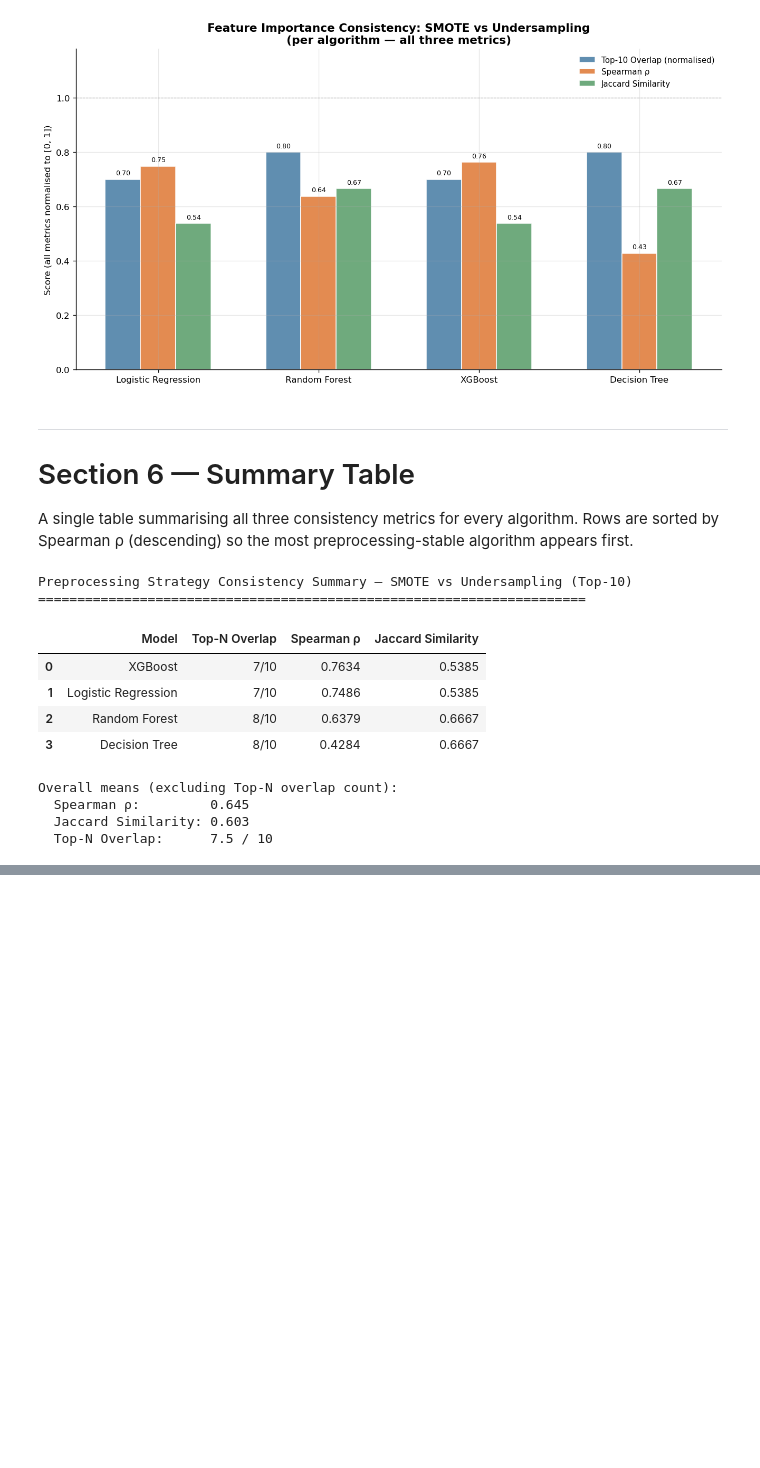
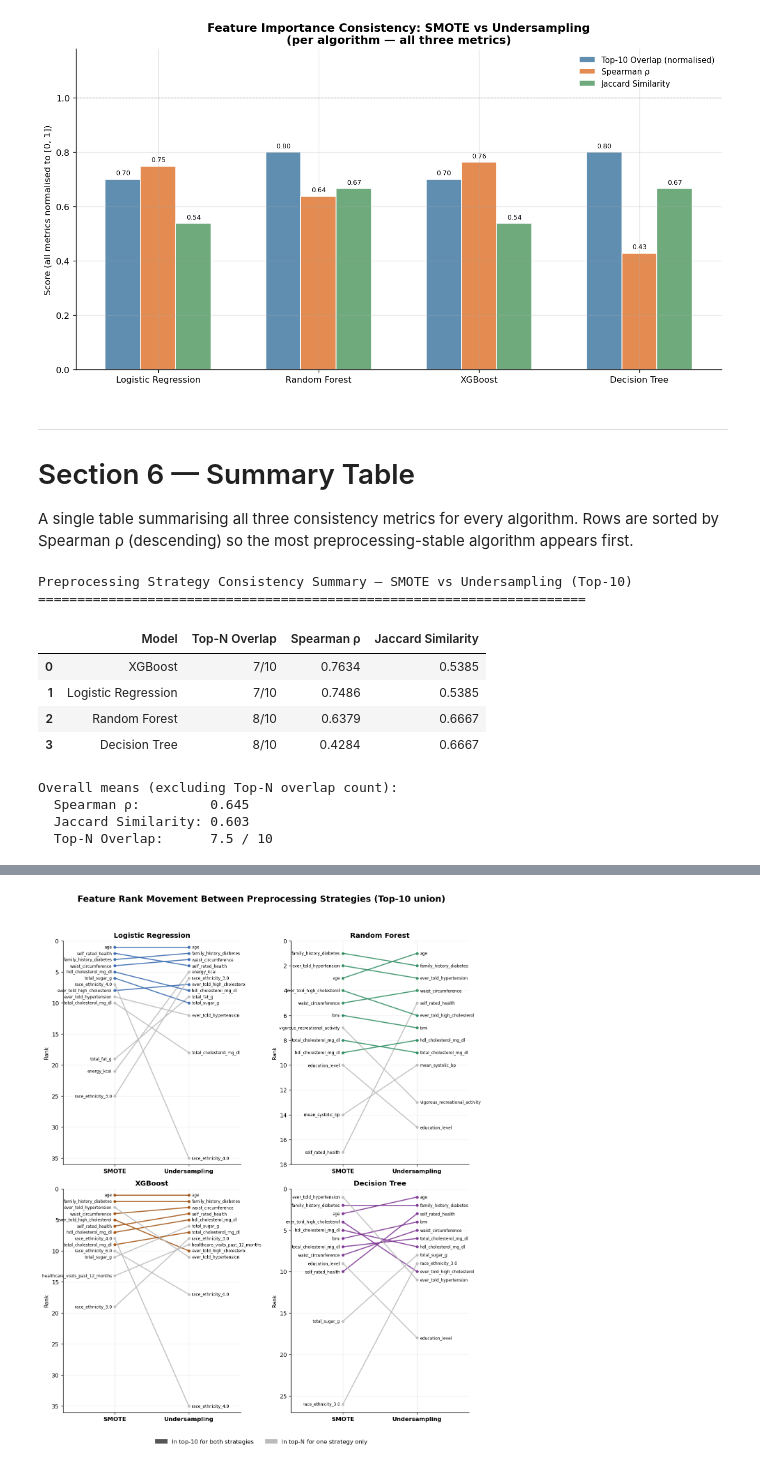
Before and after one commit to KaylanDG/Feature_Importance_DT2_Prediction, a Jupyter notebook: notebooks/07_preprocessing_feature_consistency.ipynb, the cells around one changed output, grey strips where cells are left out. Drawn from its saved outputs; the diff is of its cells as text; code cells hidden in the pictures; blank space fills up the shorter version.

```diff
--- a/notebooks/07_preprocessing_feature_consistency.ipynb
+++ b/notebooks/07_preprocessing_feature_consistency.ipynb
@@ -432,0 +503,65 @@ Overall means (excluding Top-N overlap count):
+# %%
+fig, axes = plt.subplots(2, 2, figsize=(11, 13))
+axes = axes.flatten()
+
+for idx, model in enumerate(MODELS):
+    ax = axes[idx]
+    color = MODEL_COLORS[model]
+
+    rank_smote = get_full_ranking(shap_df, model, "SMOTE")
+    rank_under = get_full_ranking(shap_df, model, "Undersampling")
+
+    top_smote = get_top_n(shap_df, model, "SMOTE", TOP_N)
+    top_under = get_top_n(shap_df, model, "Undersampling", TOP_N)
+    features = top_smote | top_under
+
+    if not features:
+        ax.set_title(model, fontsize=12, fontweight="bold")
+        ax.text(0.5, 0.5, "No data", ha="center", va="center", transform=ax.transAxes)
+        ax.set_axis_off()
+        continue
+
+    shared = top_smote & top_under
+    max_rank_seen = 1
+
+    for feat in features:
+        if feat not in rank_smote.index or feat not in rank_under.index:
+            continue
+        y0, y1 = rank_smote[feat], rank_under[feat]
+        max_rank_seen = max(max_rank_seen, y0, y1)
+        line_color = color if feat in shared else "#bbbbbb"
+
+        ax.plot([0, 1], [y0, y1], color=line_color, linewidth=1.8, alpha=0.85,
+                marker="o", markersize=4, zorder=2)
+        ax.text(-0.04, y0, feat, ha="right", va="center", fontsize=7)
+        ax.text(1.04, y1, feat, ha="left", va="center", fontsize=7)
+
+    ax.set_xlim(-0.7, 1.7)
+    ax.set_ylim(max_rank_seen + 1, 0)  # inverted so rank 1 is at the top
+    ax.set_xticks([0, 1])
+    ax.set_xticklabels(["SMOTE", "Undersampling"], fontsize=10, fontweight="bold")
+    ax.set_ylabel("Rank", fontsize=9)
+    ax.set_title(model, fontsize=12, fontweight="bold")
+    ax.spines["top"].set_visible(False)
+    ax.spines["right"].set_visible(False)
+    ax.grid(axis="y", alpha=0.2)
+
+shared_patch = mpatches.Patch(color="#555555", label=f"In top-{TOP_N} for both strategies")
+unique_patch = mpatches.Patch(color="#bbbbbb", label="In top-N for one strategy only")
+fig.legend(
+    handles=[shared_patch, unique_patch], loc="lower center", ncol=2, fontsize=10,
+    bbox_to_anchor=(0.5, -0.01), frameon=False
+)
+
+fig.suptitle(
+    f"Feature Rank Movement Between Preprocessing Strategies (Top-{TOP_N} union)",
+    fontsize=15, fontweight="bold", y=1.01
+)
+plt.tight_layout(rect=[0, 0.03, 1, 0.98])
+plt.savefig(
+    "../results/figures/preprocessing_feature_consistency/rank_bump_chart.png",
+    bbox_inches="tight", dpi=300
+)
+plt.show()
+# %% [output]
+[figure, added]
```
Also changed, not shown: parts of 3 cells of this notebook, 23 other files.
